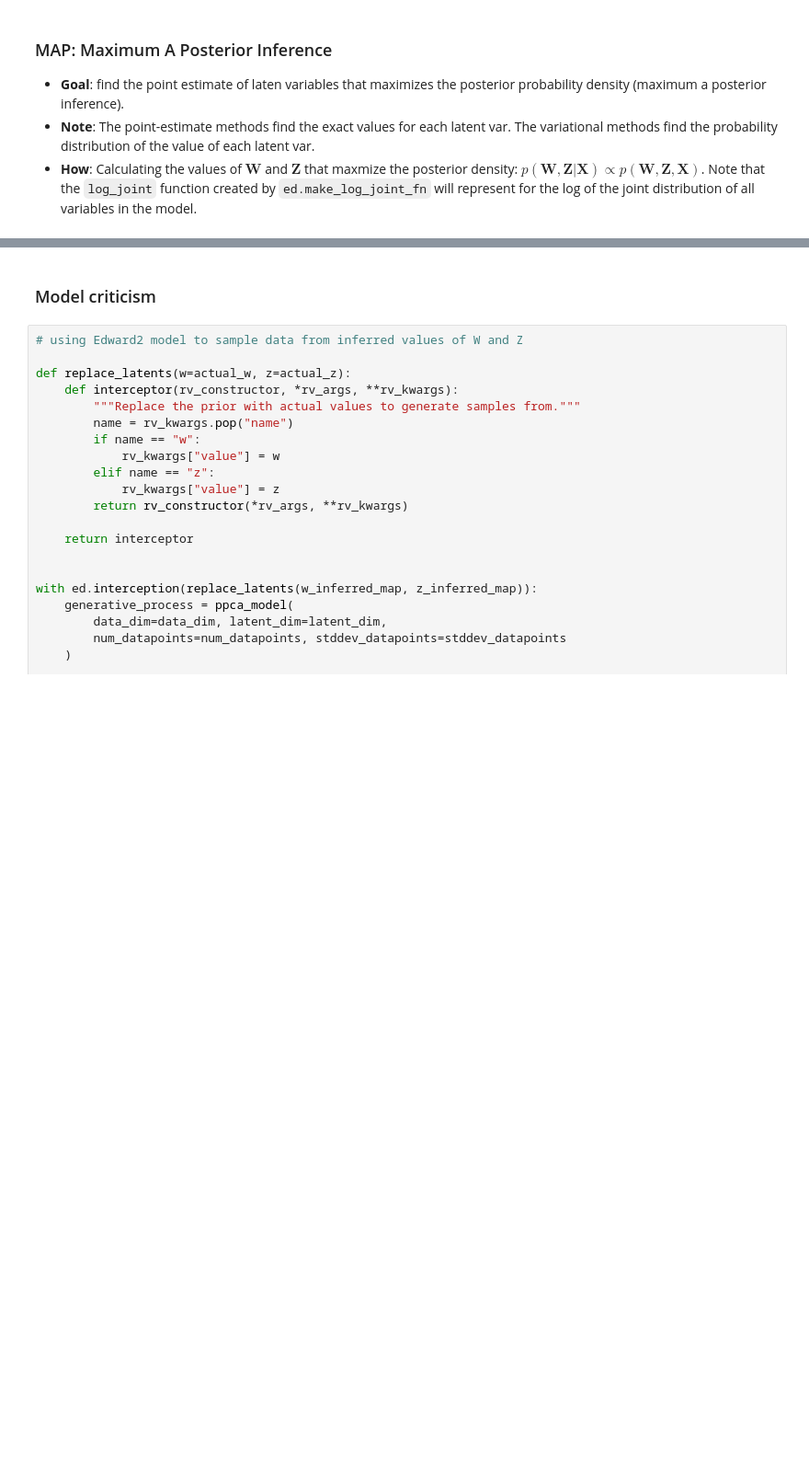
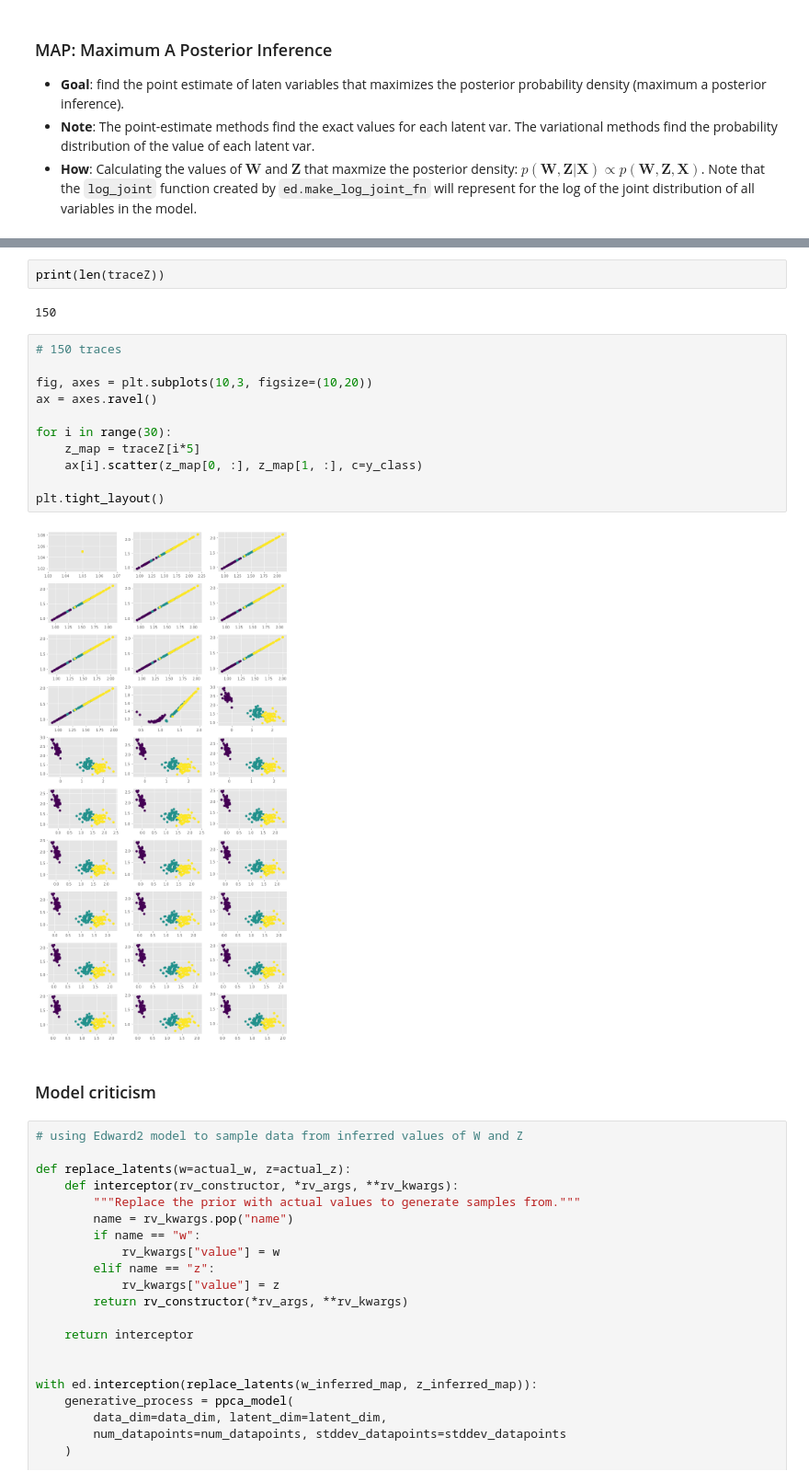
Before and after one commit to vu-minh/prob_dr, a Jupyter notebook: PPCA_MAP.ipynb, the cells around one changed output, grey strips where cells are left out. Shown at 92% size. Cells and saved outputs as stored; diff of their text form; blank space fills up the shorter version.

```diff
--- a/PPCA_MAP.ipynb
+++ b/PPCA_MAP.ipynb
@@ -195,3 +163,20 @@ plt.show()
+# %%
+print(len(traceZ))
+# %% [output]
+150
+# %%
+# 150 traces
+
+fig, axes = plt.subplots(10,3, figsize=(10,20))
+ax = axes.ravel()
+
+for i in range(30):
+    z_map = traceZ[i*5]
+    ax[i].scatter(z_map[0, :], z_map[1, :], c=y_class)
+
+plt.tight_layout()
+# %% [output]
+[figure, added]
 # %% [markdown]
 ### Model criticism
 # %%
```
Also changed, not shown: parts of 21 cells of this notebook.
